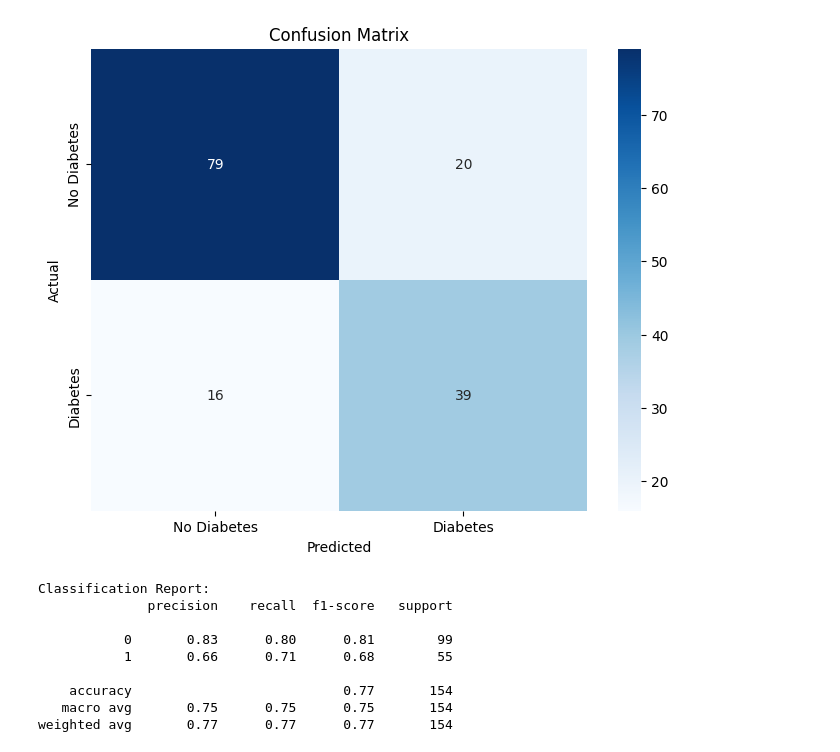
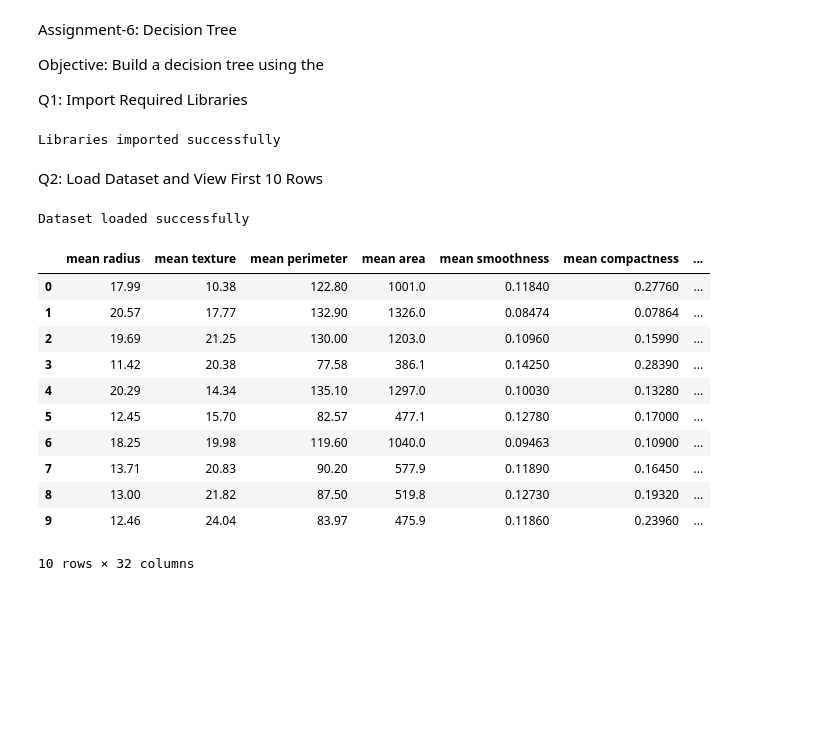
Before and after one commit to nehasmane2003-stack/MACHINE-LEARNING-Clg, a Jupyter notebook: Ass_6.ipynb, the cells around one changed output. Cells and saved outputs as stored; diff of their text form; code cells hidden in the pictures; blank space fills up the shorter version.

```diff
--- a/Ass_6.ipynb
+++ b/Ass_6.ipynb
@@ -154,32 +3,46 @@ To generate the confusion matrix and classification report, I will import the ne
-# %%
-from sklearn.metrics import confusion_matrix, classification_report
-import seaborn as sns
-import matplotlib.pyplot as plt
-
-# Generate the confusion matrix
-cm = confusion_matrix(y_test, y_pred)
-
-# Plot the confusion matrix
-plt.figure(figsize=(8, 6))
-sns.heatmap(cm, annot=True, fmt='d', cmap='Blues',
-            xticklabels=['No Diabetes', 'Diabetes'],
-            yticklabels=['No Diabetes', 'Diabetes'])
-plt.title('Confusion Matrix')
-plt.xlabel('Predicted')
-plt.ylabel('Actual')
-plt.show()
-
-# Generate and print the classification report
-print("\nClassification Report:")
-print(classification_report(y_test, y_pred))
-# %% [output]
-[figure, removed]
-Classification Report:
-              precision    recall  f1-score   support
-
-           0       0.83      0.80      0.81        99
-           1       0.66      0.71      0.68        55
-
-    accuracy                           0.77       154
-   macro avg       0.75      0.75      0.75       154
-weighted avg       0.77      0.77      0.77       154
+# %% [markdown]
+Assignment-6: Decision Tree
+
+Objective: Build a decision tree using the
+
+Q1: Import Required Libraries
+# %%
+import pandas as pd
+import numpy as np
+import matplotlib.pyplot as plt
+
+from sklearn.datasets import load_breast_cancer
+from sklearn.model_selection import train_test_split
+from sklearn.tree import DecisionTreeClassifier, plot_tree
+from sklearn.metrics import accuracy_score, confusion_matrix, classification_report
+
+print('Libraries imported successfully')
+# %% [output]
+Libraries imported successfully
+# %% [markdown]
+Q2: Load Dataset and View First 10 Rows
+# %%
+# Load the Breast Cancer Wisconsin dataset
+cancer = load_breast_cancer()
+
+# Create a DataFrame
+dataset = pd.DataFrame(data=cancer.data, columns=cancer.feature_names)
+dataset['target'] = cancer.target
+dataset['diagnosis'] = dataset['target'].map({0: 'Malignant', 1: 'Benign'})
+
+print('Dataset loaded successfully')
+dataset.head(10)
+# %% [output]
+Dataset loaded successfully
+|  | mean radius | mean texture | mean perimeter | mean area | mean smoothness | mean compactness | ... |
+| 0 | 17.99 | 10.38 | 122.80 | 1001.0 | 0.11840 | 0.27760 | ... |
+| 1 | 20.57 | 17.77 | 132.90 | 1326.0 | 0.08474 | 0.07864 | ... |
+| 2 | 19.69 | 21.25 | 130.00 | 1203.0 | 0.10960 | 0.15990 | ... |
+| 3 | 11.42 | 20.38 | 77.58 | 386.1 | 0.14250 | 0.28390 | ... |
+| 4 | 20.29 | 14.34 | 135.10 | 1297.0 | 0.10030 | 0.13280 | ... |
+| 5 | 12.45 | 15.70 | 82.57 | 477.1 | 0.12780 | 0.17000 | ... |
+| 6 | 18.25 | 19.98 | 119.60 | 1040.0 | 0.09463 | 0.10900 | ... |
+| 7 | 13.71 | 20.83 | 90.20 | 577.9 | 0.11890 | 0.16450 | ... |
+| 8 | 13.00 | 21.82 | 87.50 | 519.8 | 0.12730 | 0.19320 | ... |
+| 9 | 12.46 | 24.04 | 83.97 | 475.9 | 0.11860 | 0.23960 | ... |
+10 rows × 32 columns
```
Also changed, not shown: parts of 42 cells of this notebook.
